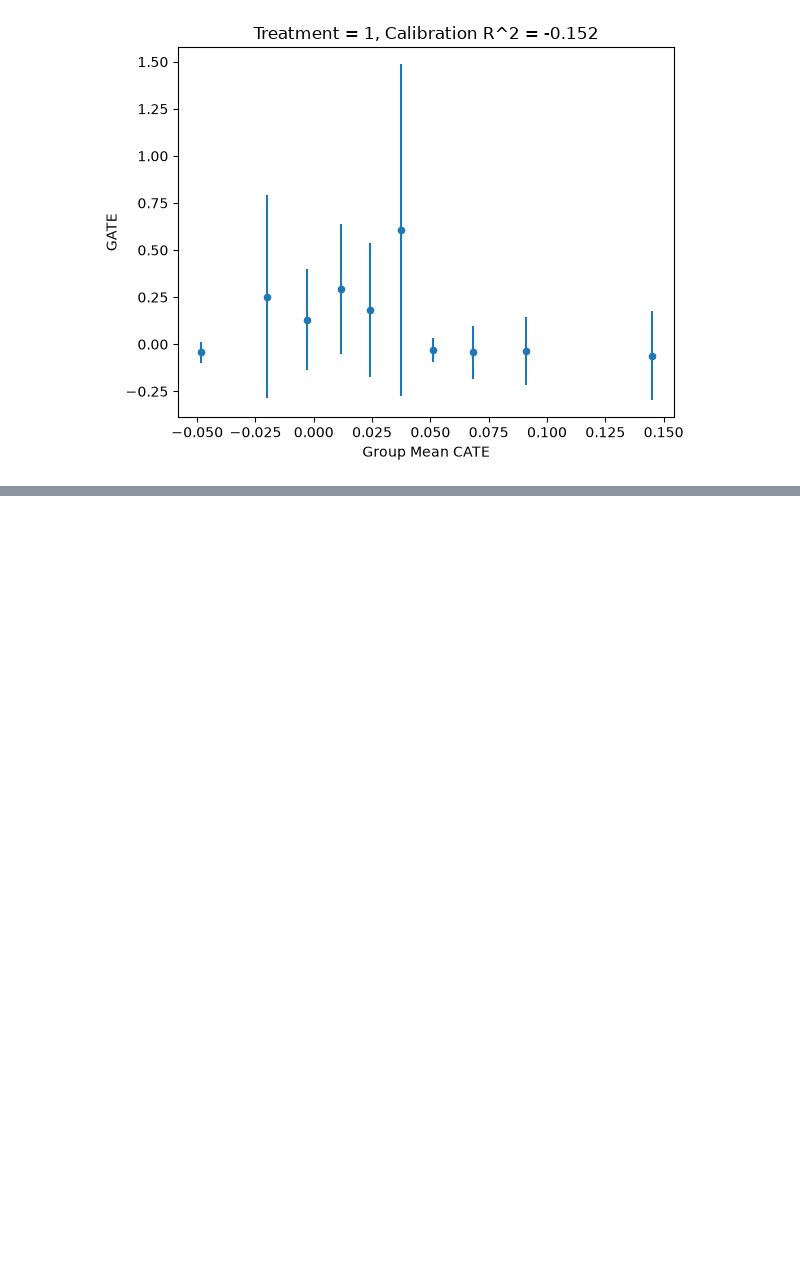
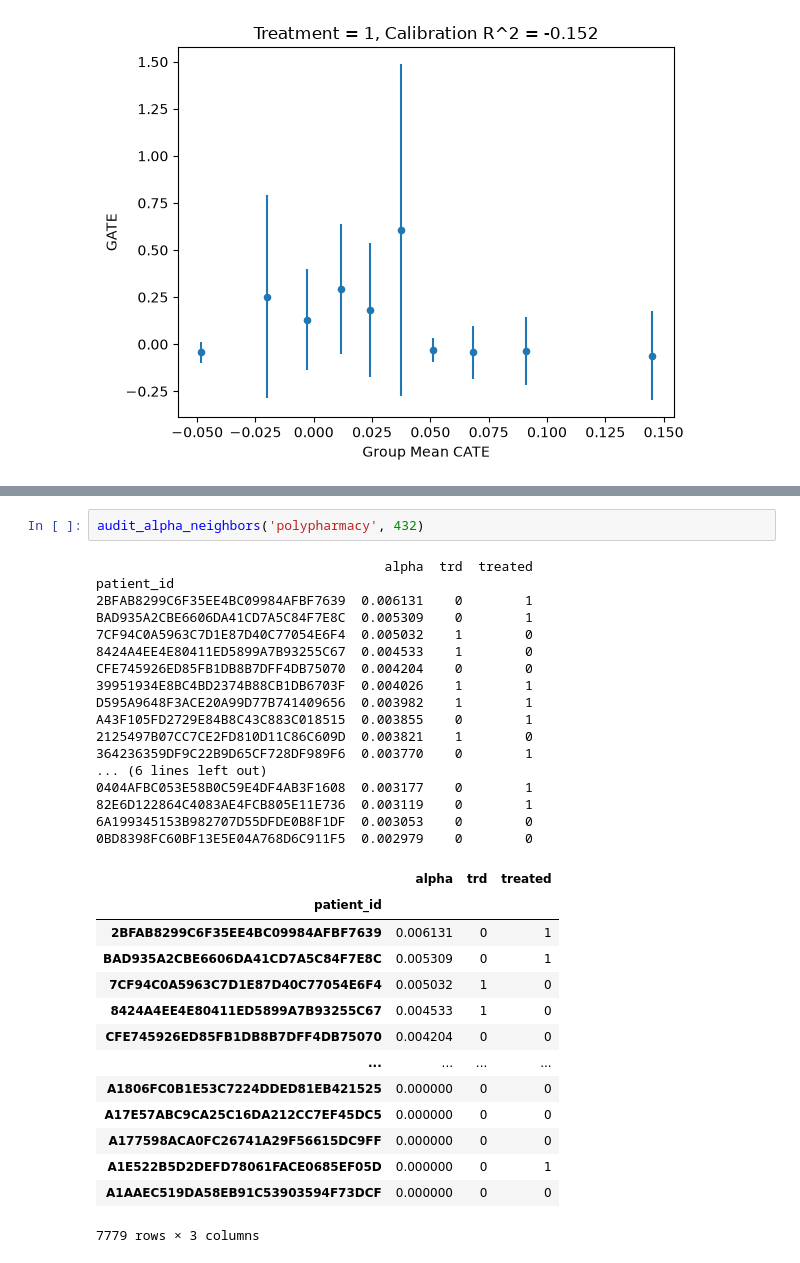
Before and after one commit to Pirate-Hunter-Zoro/Digital-Twins, a Jupyter notebook: notebooks/causal_random_forest.ipynb, the cells around one changed output, grey strips where cells are left out. Cells and saved outputs as stored; diff of their text form; blank space fills up the shorter version.

```diff
--- a/notebooks/causal_random_forest.ipynb
+++ b/notebooks/causal_random_forest.ipynb
@@ -187,0 +323,34 @@ for treatment in SURVIVING_TREATMENTS:
+# %%
+audit_alpha_neighbors('polypharmacy', 432)
+# %% [output]
+                                     alpha  trd  treated
+patient_id
+2BFAB8299C6F35EE4BC09984AFBF7639  0.006131    0        1
+BAD935A2CBE6606DA41CD7A5C84F7E8C  0.005309    0        1
+7CF94C0A5963C7D1E87D40C77054E6F4  0.005032    1        0
+8424A4EE4E80411ED5899A7B93255C67  0.004533    1        0
+CFE745926ED85FB1DB8B7DFF4DB75070  0.004204    0        0
+39951934E8BC4BD2374B88CB1DB6703F  0.004026    1        1
+D595A9648F3ACE20A99D77B741409656  0.003982    1        1
+A43F105FD2729E84B8C43C883C018515  0.003855    0        1
+2125497B07CC7CE2FD810D11C86C609D  0.003821    1        0
+364236359DF9C22B9D65CF728DF989F6  0.003770    0        1
+... (6 lines left out)
+0404AFBC053E58B0C59E4DF4AB3F1608  0.003177    0        1
+82E6D122864C4083AE4FCB805E11E736  0.003119    0        1
+6A199345153B982707D55DFDE0B8F1DF  0.003053    0        0
+0BD8398FC60BF13E5E04A768D6C911F5  0.002979    0        0
+|  | alpha | trd | treated |
+| patient_id |  |  |  |
+| 2BFAB8299C6F35EE4BC09984AFBF7639 | 0.006131 | 0 | 1 |
+| BAD935A2CBE6606DA41CD7A5C84F7E8C | 0.005309 | 0 | 1 |
+| 7CF94C0A5963C7D1E87D40C77054E6F4 | 0.005032 | 1 | 0 |
+| 8424A4EE4E80411ED5899A7B93255C67 | 0.004533 | 1 | 0 |
+| CFE745926ED85FB1DB8B7DFF4DB75070 | 0.004204 | 0 | 0 |
+| ... | ... | ... | ... |
+| A1806FC0B1E53C7224DDED81EB421525 | 0.000000 | 0 | 0 |
+| A17E57ABC9CA25C16DA212CC7EF45DC5 | 0.000000 | 0 | 0 |
+| A177598ACA0FC26741A29F56615DC9FF | 0.000000 | 0 | 0 |
+| A1E522B5D2DEFD78061FACE0685EF05D | 0.000000 | 0 | 1 |
+| A1AAEC519DA58EB91C53903594F73DCF | 0.000000 | 0 | 0 |
+7779 rows × 3 columns
```
Also changed, not shown: parts of 7 cells of this notebook, 1 other file.
